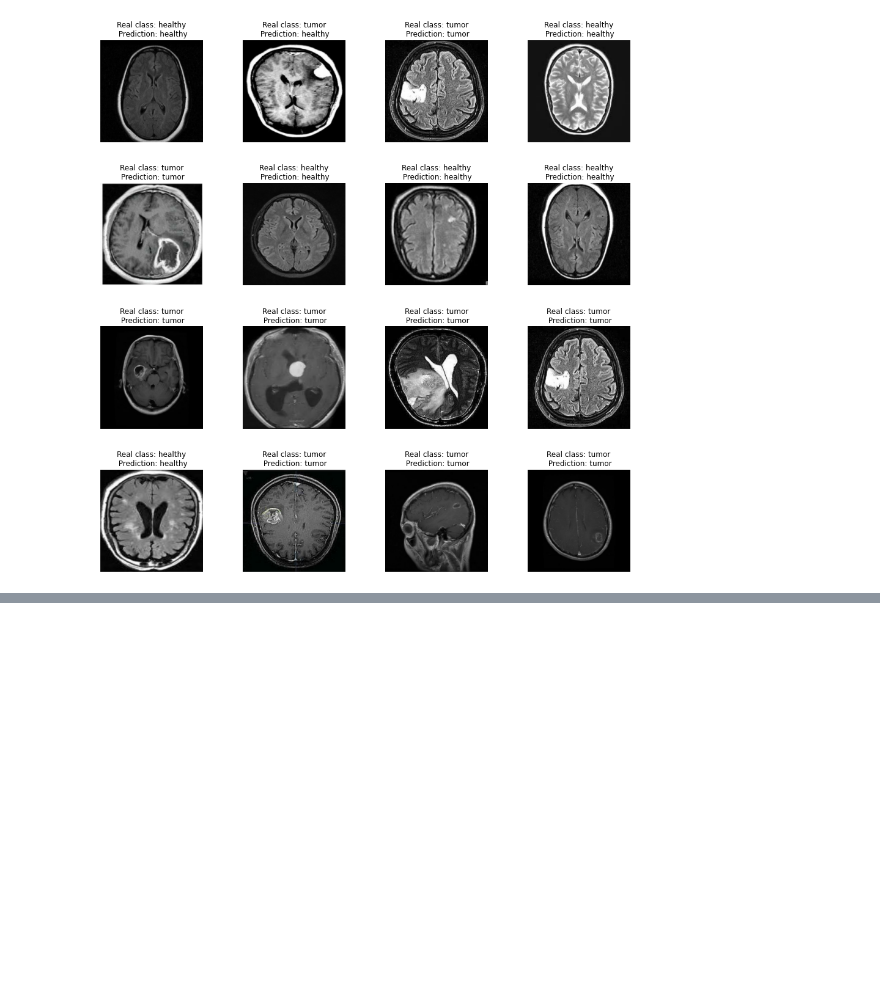
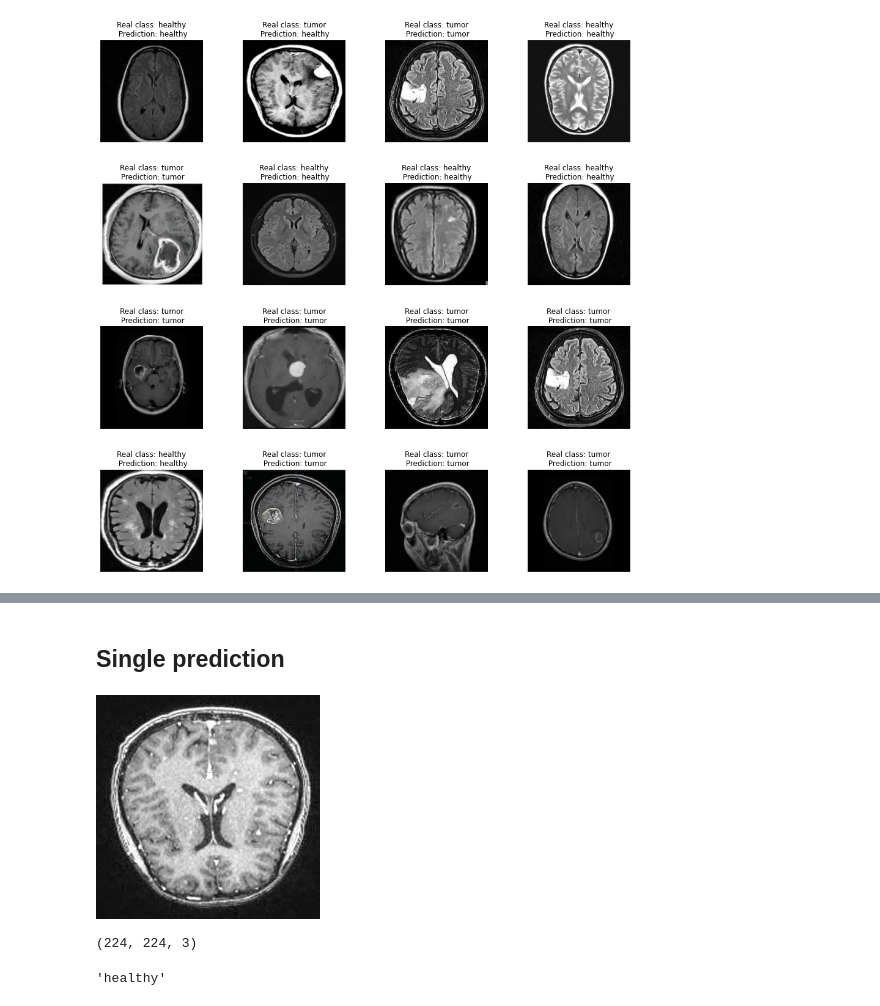
Before and after one commit to jwnuk/data-science-bootcamp, a Jupyter notebook: 4-projekt-dl/transfer_learning/mobilenet-60_epochs-64_batch.ipynb, the cells around one changed output, grey strips where cells are left out. Cells and saved outputs as stored; diff of their text form; code cells hidden in the pictures; blank space fills up the shorter version.

Commit message:
Final model

```diff
--- a/4-projekt-dl/transfer_learning/final/mobilenet-60_epochs-64_batch.ipynb
+++ b/4-projekt-dl/transfer_learning/mobilenet-60_epochs-64_batch.ipynb
@@ -220,0 +223,21 @@ weighted avg       0.94      0.94      0.94       920
+# %% [markdown]
+## Single prediction
+# %%
+data_dir = pathlib.Path(dataset_path)
+# %%
+healthy = list(data_dir.glob('Healthy/*'))
+img = PIL.Image.open(str(healthy[np.random.randint(0, 500)])).resize((224, 224))
+img
+# %% [output]
+[figure, added]
+# %%
+to_predict = np.array(img)
+to_predict.shape
+# %% [output]
+(224, 224, 3)
+# %%
+prediction = model.predict(to_predict[np.newaxis, ...])
+result = 'healthy' if prediction > 0 else 'tumor'
+result
+# %% [output]
+'healthy'
```
Also changed, not shown: parts of 13 cells of this notebook.
